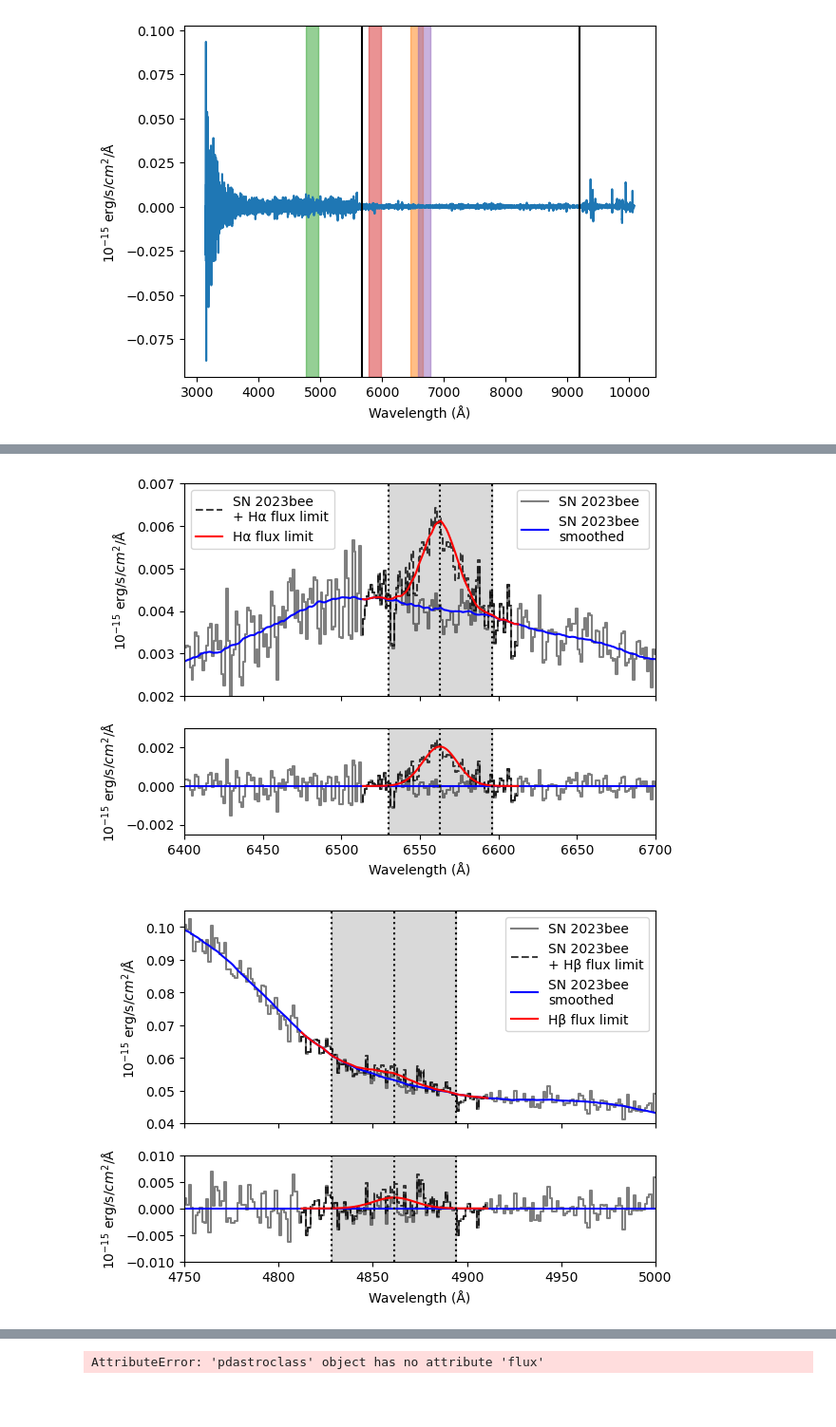
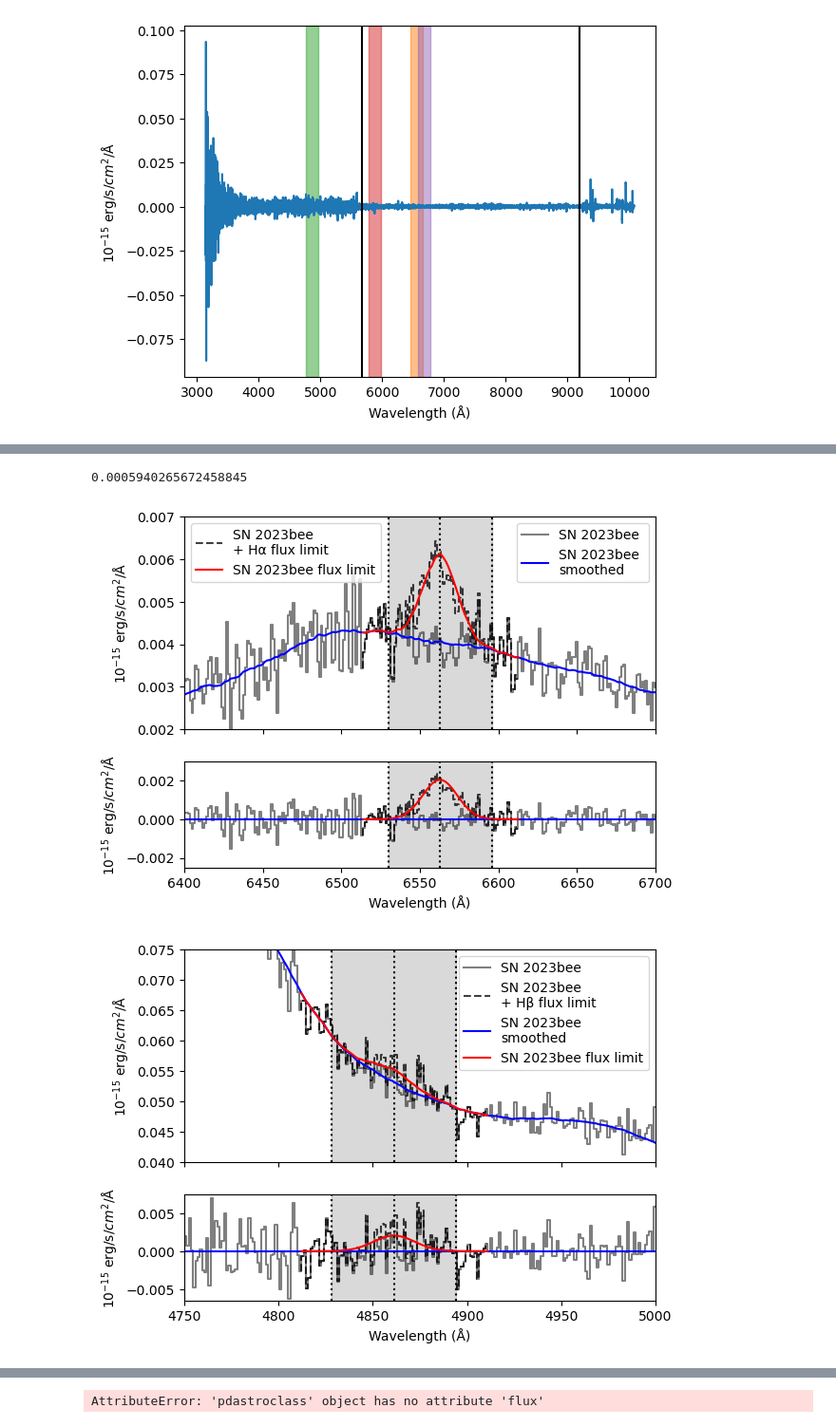
Before and after one commit to skvc22/sn2023bee, a Jupyter notebook: calibrate.ipynb, the cells around one changed output, grey strips where cells are left out. Shown at 95% size. Saved outputs shown, nothing was run; the diff lists cells and outputs as text; code cells hidden in the pictures; blank space fills up the shorter version.

Commit message:
begin to add documentation; save prior to reworking flux calibration and 10^-15 factor handling

```diff
--- a/calibrate.ipynb
+++ b/calibrate.ipynb
@@ -117,5 +121,5 @@ print(c, "+/-", c_unc)
 # %%
-spec.t.flux = spec.t.flux*c
+spec.t.flux = spec.t.flux*calib
 spec.t.wavelength = spec.t.wavelength/1.0067
 
 plt.plot(spec.t.wavelength, spec.t.flux*(10**15))
@@ -171,9 +175,9 @@ q = spec.ix_inrange('wavelength', hei5875+100, halpha-100)
 r = spec.ix_inrange('wavelength', hei6678+100, end)
 valid_ixs = list(np.concatenate([p, q, r]))
 
-rms = spec.t.flux*(10**15)-(smoothed*(10**15))
+rms = spec.t.flux*(10**15)-(smoothed_bee*(10**15))
 
-uncert = tstd(spec.t.flux[valid_ixs]*(10**15)-(x[valid_ixs]*(10**15)))
+uncert_bee = tstd(spec.t.flux[valid_ixs]*(10**15)-(smoothed_bee[valid_ixs]*(10**15)))
 # %%
 # sofia's code
 class Gaussian:
@@ -207,16 +211,15 @@ class Gaussian:
         return f'Gaussian with peak app mag {self.peak_appmag:0.2f} and sigma_sim {self.sigma}'
 # %%
 # width = 3sigma--include creating gaussian here?
-def add_gaussian(emission_line, width, ix_range, name: str, xlims: list, ylims_plot1: list, ylims_plot2: list, split_legend=True, legend_position=None, legend2newline=False):
+def add_gaussian(pdastrodf, c, uncert, smoothed, emission_line, width, ix_range, snname, linename: str, xlims: list, ylims_plot1: list, ylims_plot2: list, gcolor=None, split_legend=True, legend_position=None, legend2newline=False):
+    if gcolor is None:
+        gcolor='r'
+    ix = pdastrodf.ix_inrange('wavelength', emission_line-ix_range, emission_line+ix_range)
+
     gaussian = Gaussian(width, 3*uncert)
-
-    ix = spec.ix_inrange('wavelength', emission_line-ix_range, emission_line+ix_range)
-
-    simflux = gaussian.gauss2fn(spec.t.loc[ix,'wavelength'], emission_line)
-
-    spec.t['sim']=spec.t['flux'].copy()
-    spec.t.sim[ix] += (simflux*c)
-
+    simflux = gaussian.gauss2fn(pdastrodf.t.loc[ix,'wavelength'], emission_line)
+    pdastrodf.t['sim']=pdastrodf.t['flux'].copy()
+    pdastrodf.t.sim[ix] += (simflux*c)
     smoothed_sim = smoothed.copy()
     smoothed_sim[ix] += (simflux*c)
 
@@ -226,25 +229,25 @@ def add_gaussian(emission_line, width, ix_range, name: str, xlims: list, ylims_p
     ax[0].axvline(emission_line-(width*3), linestyle='dotted', color='black')
     ax[0].axvline(emission_line+(width*3), linestyle='dotted', color='black')
 
-    stepspec, = ax[0].plot(spec.t.wavelength, spec.t.flux*(10**15), drawstyle='steps', color='black', alpha=.5, label='SN 2023bee')
+    stepspec, = ax[0].plot(pdastrodf.t.wavelength, pdastrodf.t.flux*(10**15), drawstyle='steps', color='black', alpha=.5, label=snname)
     if legend2newline is True:
-        stepsim, = ax[0].plot(spec.t.wavelength[ix], spec.t.sim[ix]*(10**15), drawstyle='steps', linestyle='dashed', color='black', alpha=.75, label='SN 2023bee \n+ '+ name + ' \nflux limit')
+        stepsim, = ax[0].plot(pdastrodf.t.wavelength[ix], pdastrodf.t.sim[ix]*(10**15), drawstyle='steps', linestyle='dashed', color='black', alpha=.75, label=snname +' \n+ '+ linename + ' \nflux limit')
     else:
-        stepsim, = ax[0].plot(spec.t.wavelength[ix], spec.t.sim[ix]*(10**15), drawstyle='steps', linestyle='dashed', color='black', alpha=.75, label='SN 2023bee \n+ '+ name + ' flux limit')
+        stepsim, = ax[0].plot(pdastrodf.t.wavelength[ix], pdastrodf.t.sim[ix]*(10**15), drawstyle='steps', linestyle='dashed', color='black', alpha=.75, label=snname+' \n+ '+ linename + ' flux limit')
 
-    smoothspec, = ax[0].plot(spec.t.wavelength, smoothed*(10**15), color='b', label='SN 2023bee \nsmoothed')
+    smoothspec, = ax[0].plot(pdastrodf.t.wavelength, smoothed*(10**15), color='b', label=snname +' \nsmoothed')
     if legend2newline is True:
-        smoothsim, = ax[0].plot(spec.t.wavelength[ix], smoothed_sim[ix]*(10**15), color='r', label= name + ' \nflux limit')
+        smoothsim, = ax[0].plot(pdastrodf.t.wavelength[ix], smoothed_sim[ix]*(10**15), color=gcolor, label= snname + ' \nflux limit')
     else:
-        smoothsim, = ax[0].plot(spec.t.wavelength[ix], smoothed_sim[ix]*(10**15), color='r', label= name + ' flux limit')
+        smoothsim, = ax[0].plot(pdastrodf.t.wavelength[ix], smoothed_sim[ix]*(10**15), color=gcolor, label= snname + ' flux limit')
 
     ax[0].axis([xlims[0],xlims[1],ylims_plot1[0],ylims_plot1[1]])
 
-    ax[1].plot(spec.t.wavelength, (spec.t.flux*(10**15))-(smoothed*(10**15)), drawstyle='steps',color='black', alpha=.5)
-    ax[1].plot(spec.t.wavelength[ix], (spec.t.sim[ix]-smoothed[ix])*(10**15), drawstyle='steps', linestyle='dashed', color='black', alpha=.75)
+    ax[1].plot(pdastrodf.t.wavelength, (pdastrodf.t.flux*(10**15))-(smoothed*(10**15)), drawstyle='steps',color='black', alpha=.5)
+    ax[1].plot(pdastrodf.t.wavelength[ix], (pdastrodf.t.sim[ix]-smoothed[ix])*(10**15), drawstyle='steps', linestyle='dashed', color='black', alpha=.75)
 
-    ax[1].plot(spec.t.wavelength, np.zeros(len(spec.t.wavelength)), color='b')
-    ax[1].plot(spec.t.wavelength[ix], (smoothed_sim[ix]-smoothed[ix])*(10**15), color='r')
+    ax[1].plot(pdastrodf.t.wavelength, np.zeros(len(pdastrodf.t.wavelength)), color='b')
+    ax[1].plot(pdastrodf.t.wavelength[ix], (smoothed_sim[ix]-smoothed[ix])*(10**15), color=gcolor)
 
     ax[1].axvspan(emission_line-33, emission_line+33, alpha=0.15, color='black')
     ax[1].axvline(emission_line, linestyle='dotted', color='black')
@@ -274,9 +307,10 @@ def add_gaussian(emission_line, width, ix_range, name: str, xlims: list, ylims_p
 # %%
-add_gaussian(halpha, 11, 50, 'Hα', [6400,6700], [.002,.007], [-.0025, .003], True)
+add_gaussian(spec, calib, uncert_bee, smoothed_bee, halpha, 11, 50, 'SN 2023bee', 'Hα', [6400,6700], [.002,.007], [-.0025, .003], split_legend=True)
 # %% [output]
+0.0005940265672458845
-[figure, old version]
+[figure, new version]
 # %%
-add_gaussian(hbeta, 11, 50, 'Hβ', [4750,5000], [.04,.105], [-.01, .01], False)
+add_gaussian(spec, calib, uncert_bee, smoothed_bee, hbeta, 11, 50,'SN 2023bee', 'Hβ', [4750,5000], [.04,.075], [-.0065, .0075], split_legend=False)
 # %% [output]
-[figure, old version]
+[figure, new version]
 # %%
```
Also changed, not shown: parts of 9 cells of this notebook.
